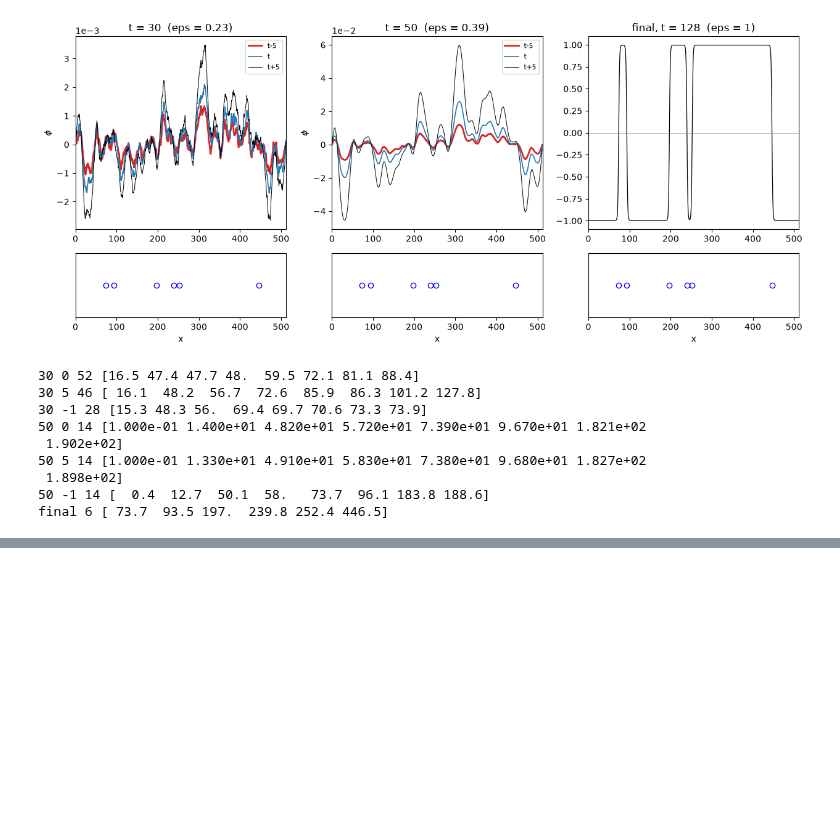
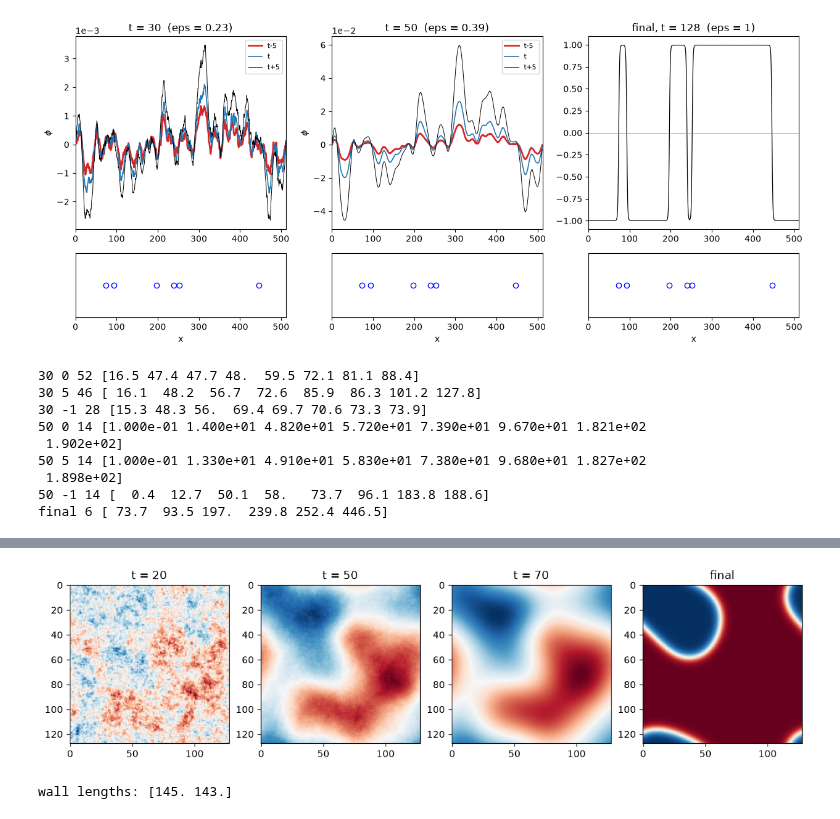
Before and after one commit to KristianMunnikhuis/MachineLearningKZ, a Jupyter notebook: notebooks/test.ipynb, the cells around one changed output, grey strips where cells are left out. Drawn from its saved outputs; the diff is of its cells as text; code cells hidden in the pictures; blank space fills up the shorter version.

Commit message:
Data Generation ready for Cluster

```diff
--- a/notebooks/test.ipynb
+++ b/notebooks/test.ipynb
@@ -83,3 +83,13 @@ print('final', n_true, np.round(true_pos[:8], 1))
  1.898e+02]
 50 -1 14 [  0.4  12.7  50.1  58.   73.7  96.1 183.8 188.6]
 final 6 [ 73.7  93.5 197.  239.8 252.4 446.5]
+# %%
+import numpy as np
+import matplotlib.pyplot as plt
+
+d = np.load("../data/2D/chunk_000.npz")
+
+for key in d.files:
+    print(key, d[key].shape)
+
+print("snap_times:", d["snap_times"])
@@ -85,0 +107,5 @@ final 6 [ 73.7  93.5 197.  239.8 252.4 446.5]
+# %%
+snaps = d["snaps"]
+
+for i, t in enumerate(d["snap_times"]):
+    print(t, np.abs(snaps[0, i]).max())
@@ -85,0 +130,15 @@ final 6 [ 73.7  93.5 197.  239.8 252.4 446.5]
+# %%
+fig, axes = plt.subplots(1, 4, figsize=(14, 3.5))
+
+for ax, i in zip(axes[:3], [5, 16, 27]):     # centers of the 3 windows
+    ax.imshow(snaps[0, i], cmap="RdBu")
+    ax.set_title(f"t = {d['snap_times'][i]}")
+
+axes[3].imshow(d["phi_final"][0], cmap="RdBu")
+axes[3].set_title("final")
+plt.show()
+
+print("wall lengths:", d["wall_len"])
+# %% [output]
+[figure, added]
+wall lengths: [145. 143.]
```
Also changed, not shown: parts of 2 cells of this notebook, 11 other files.
